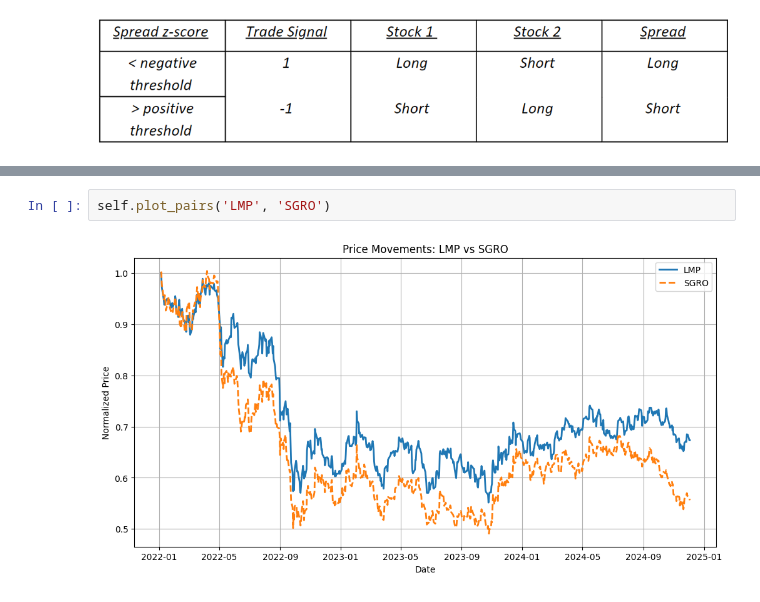
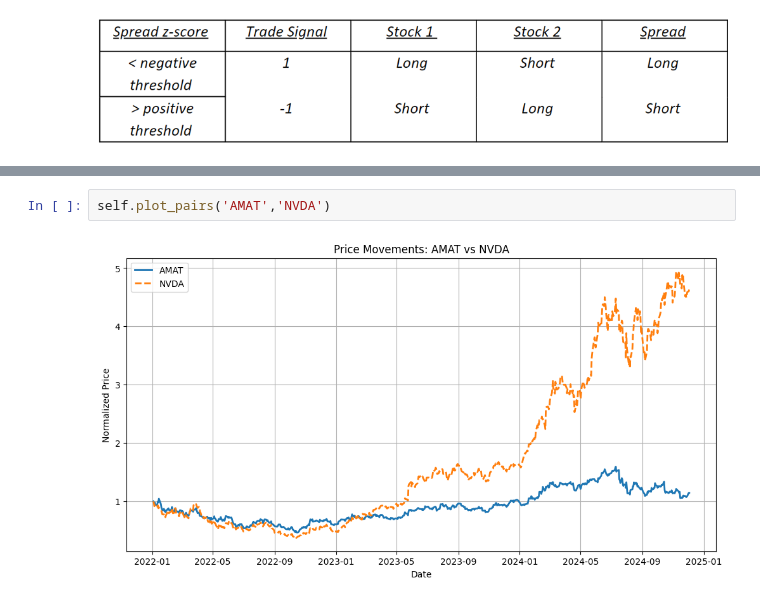
Before and after one commit to GeorgeBresnahan/Learning-Python-for-Quantitative-Finance, a Jupyter notebook: Pairs_Trading.ipynb, the cells around one changed output, grey strips where cells are left out. Saved outputs shown, nothing was run; the diff lists cells and outputs as text.

```diff
--- a/Pairs_Trading.ipynb
+++ b/Pairs_Trading.ipynb
@@ -487,4 +524,4 @@ res
 # %%
-self.plot_pairs('LMP', 'SGRO')
+self.plot_pairs('AMAT','NVDA')
 # %% [output]
-[figure, old version]
+[figure, new version]
```
Also changed, not shown: parts of 6 cells of this notebook.
